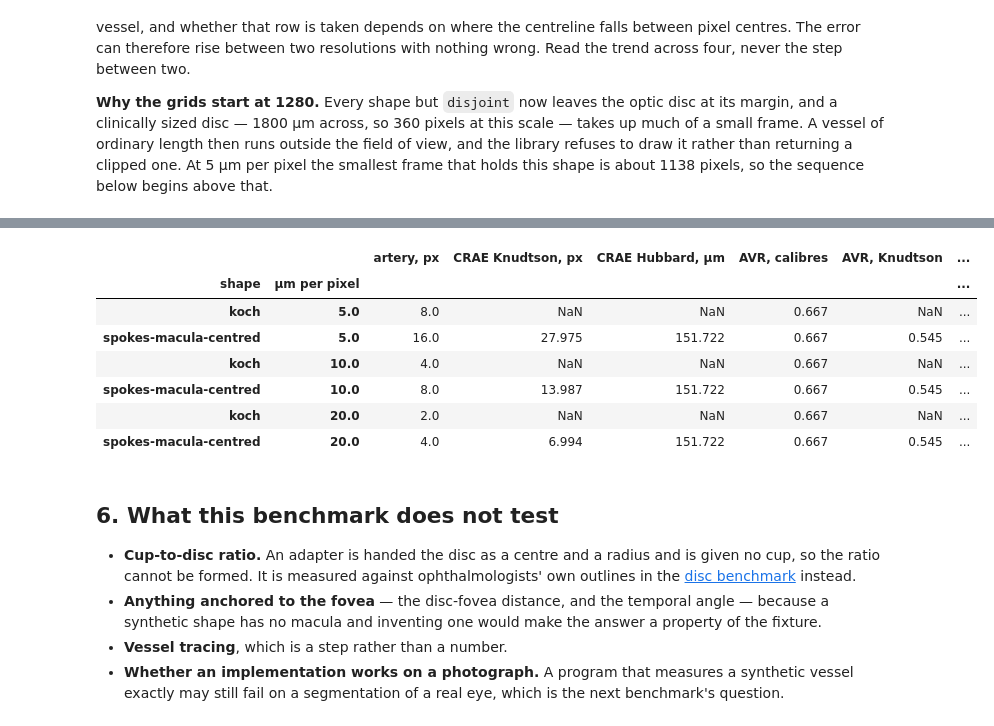
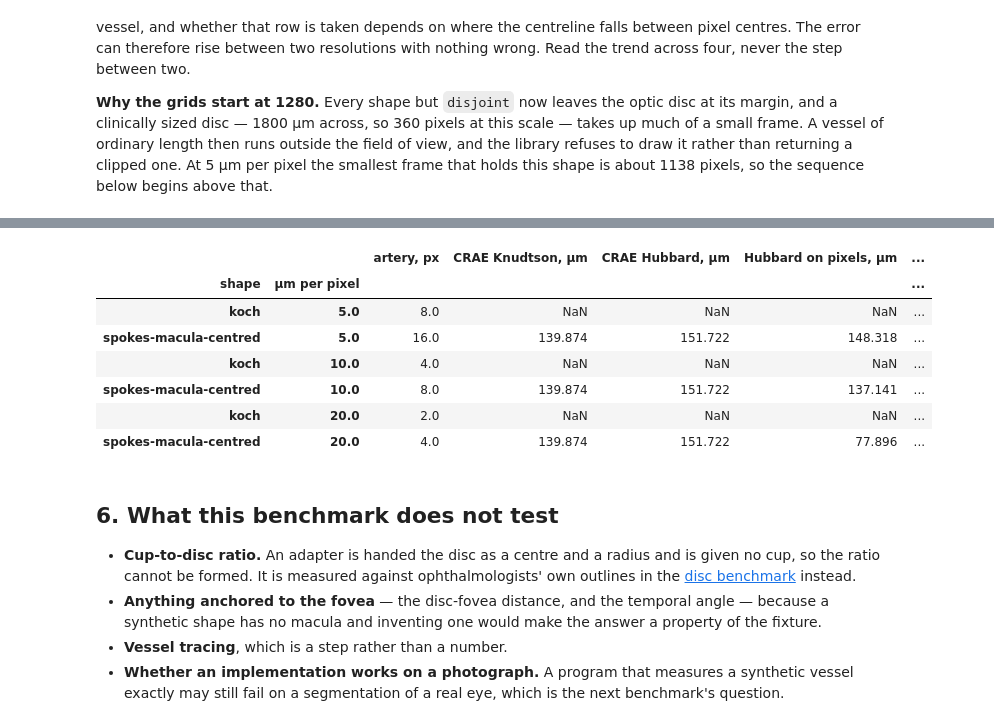
Before and after one commit to staskh/fundus-atlas, a Jupyter notebook: notebooks/biomarker-synthetic-shapes.ipynb, the cells around one changed output, grey strips where cells are left out. Cells and saved outputs as stored; diff of their text form; code cells hidden in the pictures.

```diff
--- a/notebooks/biomarker-synthetic-shapes.ipynb
+++ b/notebooks/biomarker-synthetic-shapes.ipynb
@@ -271,14 +284,18 @@ rows = []
 for side in (1280, 1536, 2048, 3072):
     # Built rather than read: the store holds one grid, and this asks what changes between grids.
     shape = library.build("straight", side=side, um_per_px=UM_PER_PX)
-    drawn = float(shape.artery.sum())
-    required = shape.theory["vessel-area-and-length/area/artery"]
+    # The mask is pixels and the theory is µm², so the drawn area is converted before the two are
+    # compared — by `canonical.from_pixels`, the one rule that does this anywhere in the repository.
+    drawn = canonical.from_pixels(
+        "density/area/artery", float(shape.artery.sum()), UM_PER_PX
+    )
+    required = shape.theory["density/area/artery"]
     rows.append(
         {
             "side": side,
             "artery width, px": round(shape.parameters["artery_width"], 1),
-            "area drawn": drawn,
-            "area geometry requires": required,
+            "area drawn, µm²": drawn,
+            "area geometry requires, µm²": required,
             "relative difference": drawn / required - 1.0,
             "one row of pixels would be": 1.0 / shape.parameters["artery_width"],
         }
@@ -321,33 +341,44 @@ Hubbard's moves, because an additive constant cannot scale.
 # %%
 rows = []
 for scale in (5.0, 10.0, 20.0):
     for name in ("koch", "spokes-macula-centred"):
         shape = library.build(name, side=2048, um_per_px=scale)
+        # Hubbard's formula evaluated on the *pixel* widths and then converted as though its answer
+        # were an ordinary length — the mistake, done deliberately, so its size can be read off.
+        widths = [shape.parameters["artery_width"]] * 6
+        on_pixels = canonical.from_pixels(
+            "calibre/CRE-hubbard/artery/B", library.hubbard(widths, "artery"), scale
+        )
+        right = shape.theory.get("calibre/CRE-hubbard/artery/B")
         rows.append(
             {
                 "shape": name,
                 "µm per pixel": scale,
                 "artery, px": shape.parameters["artery_width"],
-                "CRAE Knudtson, px": shape.theory.get("central-retinal-equivalents/knudtson/artery"),
-                "CRAE Hubbard, µm": shape.theory.get("central-retinal-equivalents/hubbard/artery"),
-                "AVR, calibres": shape.theory.get("avr/ratio-of-calibres/both"),
-                "AVR, Knudtson": shape.theory.get("avr/knudtson/both"),
-                "AVR, Hubbard": shape.theory.get("avr/hubbard/both"),
+                "CRAE Knudtson, µm": shape.theory.get("calibre/CRE-knudtson/artery/B"),
+                "CRAE Hubbard, µm": right,
+                "Hubbard on pixels, µm": on_pixels if right is not None else None,
+                "error if computed on pixels": (
+                    on_pixels / right - 1.0 if right else None
+                ),
+                "AVR, calibres": shape.theory.get("calibre/AVR-ratio/both"),
+                "AVR, Knudtson": shape.theory.get("calibre/AVR-knudtson/both/B"),
+                "AVR, Hubbard": shape.theory.get("calibre/AVR-hubbard/both/B"),
             }
         )
-# An empty Hubbard cell on the pair is the point of that shape: one artery and one vein cross the
+# An empty Hubbard cell on the Koch shape is the point of it: one artery and one vein cross the
 # ring, Knudtson's recursion passes a lone vessel through untouched, and Hubbard's combines a pair
 # and so has nothing to combine. An implementation must decline there rather than invent a vessel.
 pd.DataFrame(rows).set_index(["shape", "µm per pixel"]).round(3)
 # %% [output]
-|  |  | artery, px | CRAE Knudtson, px | CRAE Hubbard, µm | AVR, calibres | AVR, Knudtson | ... |
-| shape | µm per pixel |  |  |  |  |  | ... |
-| koch | 5.0 | 8.0 | NaN | NaN | 0.667 | NaN | ... |
-| spokes-macula-centred | 5.0 | 16.0 | 27.975 | 151.722 | 0.667 | 0.545 | ... |
-| koch | 10.0 | 4.0 | NaN | NaN | 0.667 | NaN | ... |
-| spokes-macula-centred | 10.0 | 8.0 | 13.987 | 151.722 | 0.667 | 0.545 | ... |
-| koch | 20.0 | 2.0 | NaN | NaN | 0.667 | NaN | ... |
-| spokes-macula-centred | 20.0 | 4.0 | 6.994 | 151.722 | 0.667 | 0.545 | ... |
+|  |  | artery, px | CRAE Knudtson, µm | CRAE Hubbard, µm | Hubbard on pixels, µm | ... |
+| shape | µm per pixel |  |  |  |  | ... |
+| koch | 5.0 | 8.0 | NaN | NaN | NaN | ... |
+| spokes-macula-centred | 5.0 | 16.0 | 139.874 | 151.722 | 148.318 | ... |
+| koch | 10.0 | 4.0 | NaN | NaN | NaN | ... |
+| spokes-macula-centred | 10.0 | 8.0 | 139.874 | 151.722 | 137.141 | ... |
+| koch | 20.0 | 2.0 | NaN | NaN | NaN | ... |
+| spokes-macula-centred | 20.0 | 4.0 | 139.874 | 151.722 | 77.896 | ... |
 # %% [markdown]
 ## 6. What this benchmark does not test
 
```
Also changed, not shown: parts of 6 cells of this notebook, 30 other files.
